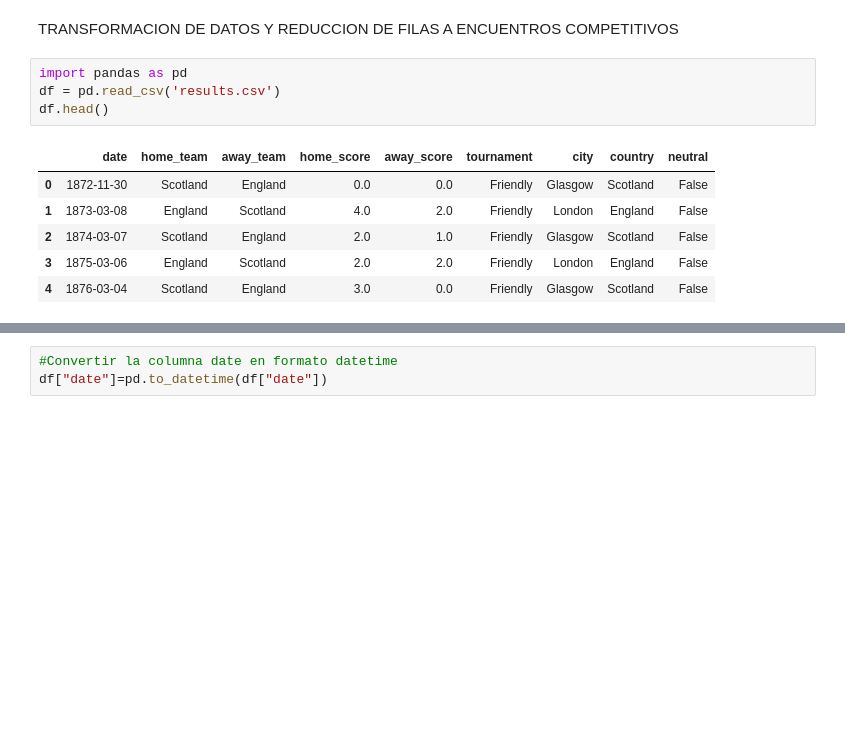
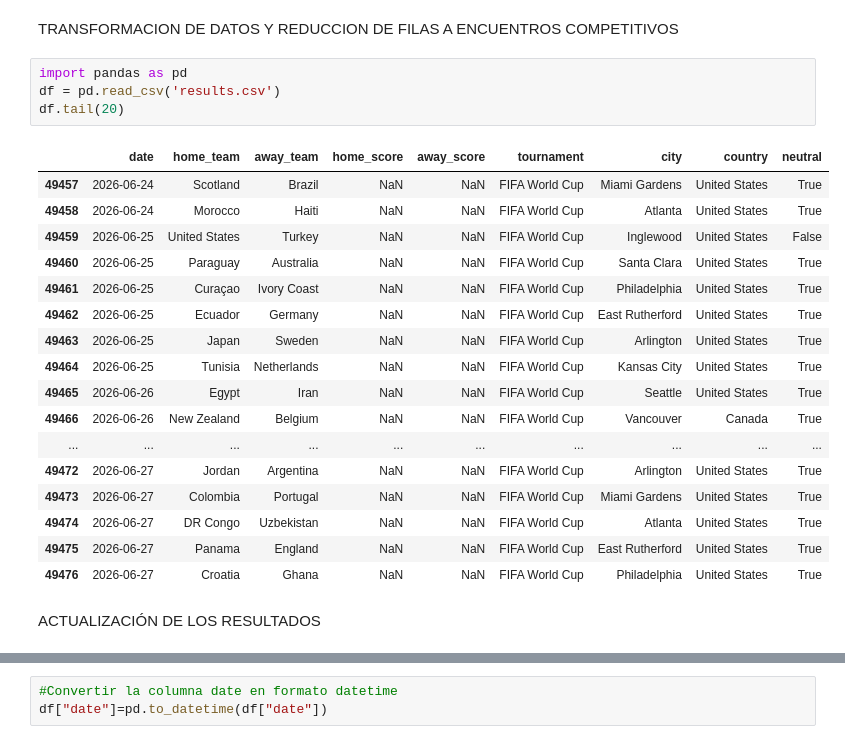
Before and after one commit to mishelyD/modelo_predictivo_mundial, a Jupyter notebook: modelo.ipynb, the cells around one changed output, grey strips where cells are left out. Saved outputs shown, nothing was run; the diff lists cells and outputs as text; blank space fills up the shorter version.

```diff
--- a/modelo.ipynb
+++ b/modelo.ipynb
@@ -3,11 +3,24 @@ TRANSFORMACION DE DATOS Y REDUCCION DE FILAS A ENCUENTROS COMPETITIVOS
 # %%
 import pandas as pd
 df = pd.read_csv('results.csv')
-df.head()
+df.tail(20)
 # %% [output]
 |  | date | home_team | away_team | home_score | away_score | tournament | city | country | neutral |
-| 0 | 1872-11-30 | Scotland | England | 0.0 | 0.0 | Friendly | Glasgow | Scotland | False |
-| 1 | 1873-03-08 | England | Scotland | 4.0 | 2.0 | Friendly | London | England | False |
-| 2 | 1874-03-07 | Scotland | England | 2.0 | 1.0 | Friendly | Glasgow | Scotland | False |
-| 3 | 1875-03-06 | England | Scotland | 2.0 | 2.0 | Friendly | London | England | False |
-| 4 | 1876-03-04 | Scotland | England | 3.0 | 0.0 | Friendly | Glasgow | Scotland | False |
+| 49457 | 2026-06-24 | Scotland | Brazil | NaN | NaN | FIFA World Cup | Miami Gardens | United States | True |
+| 49458 | 2026-06-24 | Morocco | Haiti | NaN | NaN | FIFA World Cup | Atlanta | United States | True |
+| 49459 | 2026-06-25 | United States | Turkey | NaN | NaN | FIFA World Cup | Inglewood | United States | False |
+| 49460 | 2026-06-25 | Paraguay | Australia | NaN | NaN | FIFA World Cup | Santa Clara | United States | True |
+| 49461 | 2026-06-25 | Curaçao | Ivory Coast | NaN | NaN | FIFA World Cup | Philadelphia | United States | True |
+| 49462 | 2026-06-25 | Ecuador | Germany | NaN | NaN | FIFA World Cup | East Rutherford | United States | True |
+| 49463 | 2026-06-25 | Japan | Sweden | NaN | NaN | FIFA World Cup | Arlington | United States | True |
+| 49464 | 2026-06-25 | Tunisia | Netherlands | NaN | NaN | FIFA World Cup | Kansas City | United States | True |
+| 49465 | 2026-06-26 | Egypt | Iran | NaN | NaN | FIFA World Cup | Seattle | United States | True |
+| 49466 | 2026-06-26 | New Zealand | Belgium | NaN | NaN | FIFA World Cup | Vancouver | Canada | True |
+| ... | ... | ... | ... | ... | ... | ... | ... | ... | ... |
+| 49472 | 2026-06-27 | Jordan | Argentina | NaN | NaN | FIFA World Cup | Arlington | United States | True |
+| 49473 | 2026-06-27 | Colombia | Portugal | NaN | NaN | FIFA World Cup | Miami Gardens | United States | True |
+| 49474 | 2026-06-27 | DR Congo | Uzbekistan | NaN | NaN | FIFA World Cup | Atlanta | United States | True |
+| 49475 | 2026-06-27 | Panama | England | NaN | NaN | FIFA World Cup | East Rutherford | United States | True |
+| 49476 | 2026-06-27 | Croatia | Ghana | NaN | NaN | FIFA World Cup | Philadelphia | United States | True |
+# %% [markdown]
+ACTUALIZACIÓN DE LOS RESULTADOS
```
Also changed, not shown: parts of 9 cells of this notebook.
